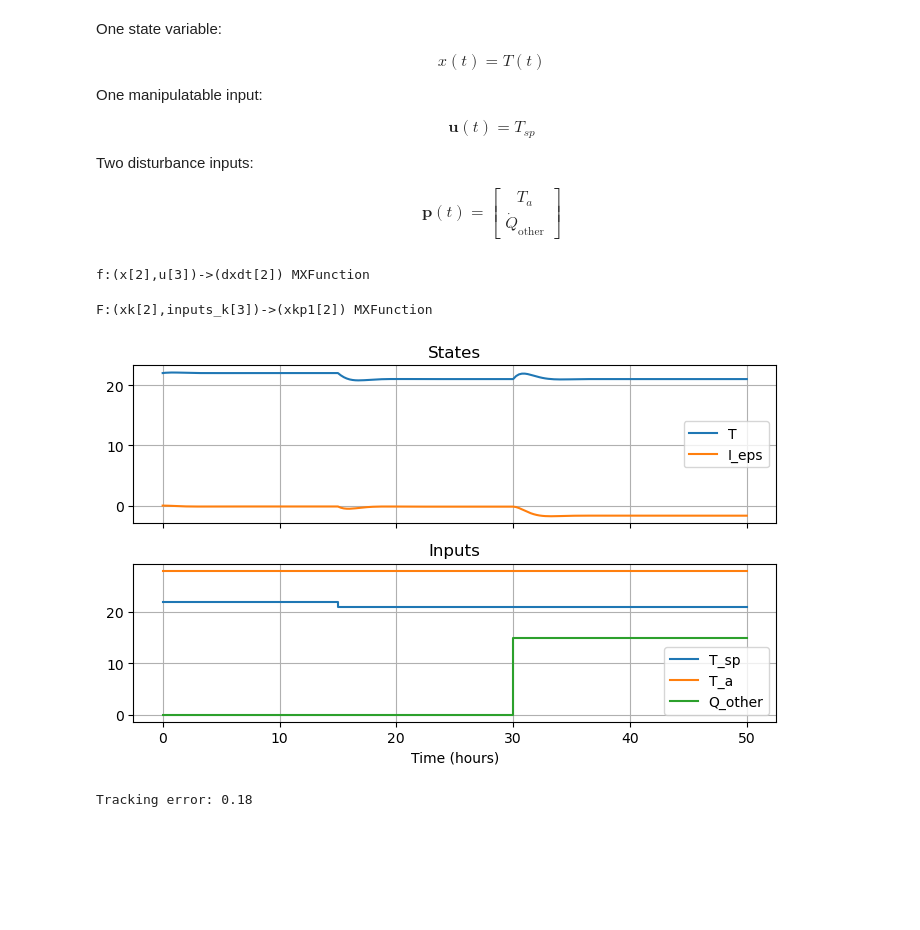
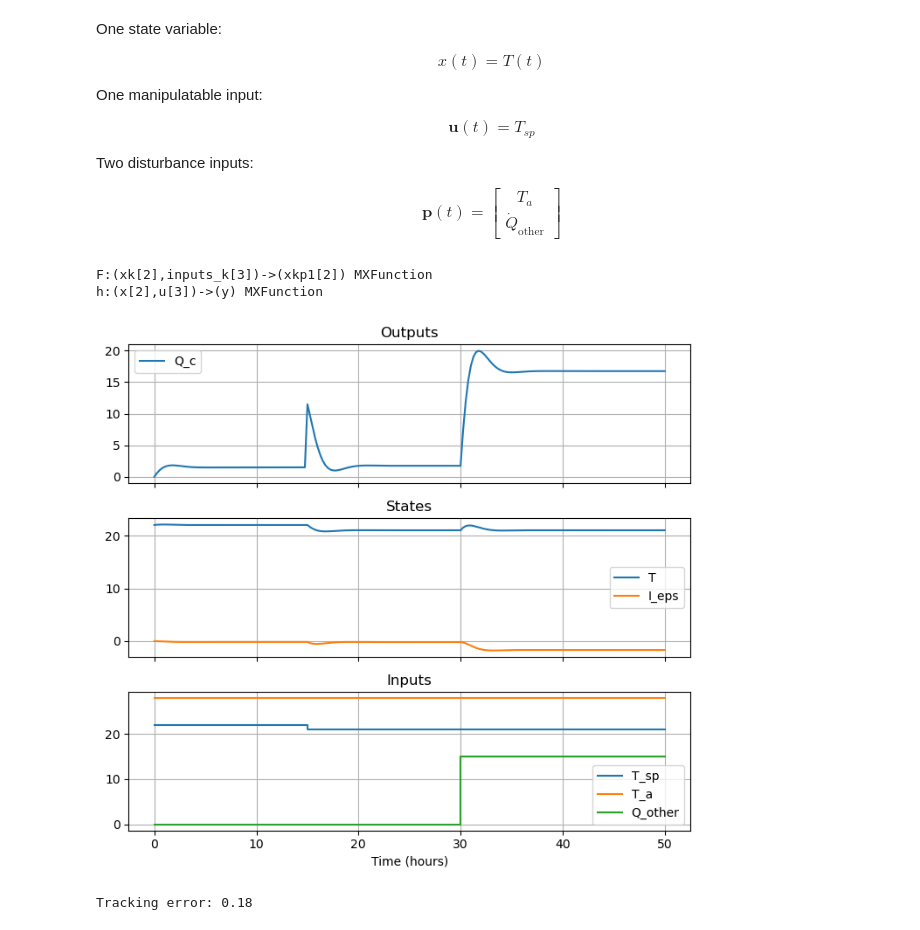
Before and after one commit to billtubbs/building-hvac-models, a Jupyter notebook: Building-models.ipynb, the cells around one changed output. Cells and saved outputs as stored; diff of their text form; code cells hidden in the pictures; blank space fills up the shorter version.

Commit message:
Added output to PI simulation

```diff
--- a/Building-models.ipynb
+++ b/Building-models.ipynb
@@ -342,8 +356,8 @@ Two disturbance inputs:
 $$\mathbf{p}(t) = \begin{bmatrix} T_a \\ \dot{Q}_\text{other} \end{bmatrix}$$
 # %%
 # Constants
-C = 6.0  # thermal capacitance, kWh/K
-H = 6/24   # scaled heat transfer coefficient with ambient, kW/K
+C = 6.0  # thermal capacitance, kWh/°C
+H = 6/24   # scaled heat transfer coefficient with ambient, kW/°C
 K_c = -10  # controller gain parameter
 tau_I = 1   # PI controller integral parameter
 Q_ss = 0    # steady-state rate of cooling
@@ -371,16 +385,18 @@ eps = T_sp - T  # tracking error
 dI_eps_dt = eps
 Q_c = Q_ss + K_c * (eps + I_eps / tau_I)  # control action
 dTdt = (-H * (T - T_a) - Q_c + Q_other) / C  # rate-of-change of zone temperature
-
 rhs = cas.vertcat(dTdt, dI_eps_dt)
 f = cas.Function('f', [x, inputs], [rhs], ['x', 'u'], ['dxdt'])
-print(f)
+
+# Discrete-time system model
+dt = 0.25  # timestep size, hours
+F = convert_continuous_model_to_discrete(f, x, inputs, dt)
+
+# Output function
+H = cas.Function('h', [x, inputs], [Q_c], ['x', 'u'], ['y'])
+
+print(F)
+print(H)
 # %% [output]
-f:(x[2],u[3])->(dxdt[2]) MXFunction
+F:(xk[2],inputs_k[3])->(xkp1[2]) MXFunction
+h:(x[2],u[3])->(y) MXFunction
-# %%
-# Discrete-time system model
-dt = 0.25  # timestep size, hours
-F = convert_continuous_model_to_discrete(f, x, inputs, dt)
-print(F)
-# %% [output]
-F:(xk[2],inputs_k[3])->(xkp1[2]) MXFunction
@@ -387,35 +416,38 @@ F:(xk[2],inputs_k[3])->(xkp1[2]) MXFunction
 # %%
 # Simulation inputs
 N = 200
 t = dt * np.arange(N + 1)
 inputs = np.zeros((N + 1, n_u + n_p))
 inputs[:, 0] = 22.0   # T_sp
 inputs[t >= 15, 0] = 21.0   # T_sp
 inputs[:, 1] = 28.0  # T_a
 inputs[t >= 30, 2] = 15.0   # Q_other
 
 # Initial condition
 x0 = cas.vertcat(
     22.0,  # zone temperature
     0.0  # integral of tracking error
 )
 
 # Simulation loop
-X = simulate_system(F, inputs, x0)
+X, Y = simulate_system_with_outputs(F, H, inputs, x0)
 X = np.array(X)
+Y = np.array(Y)
 
 # Plot results
 make_ioplots(
     t,
     inputs=inputs,
     states=X,
+    outputs=Y,
     states_labels=['T', 'I_eps'],
-    inputs_labels=['T_sp', 'T_a', 'Q_other']
+    inputs_labels=['T_sp', 'T_a', 'Q_other'],
+    outputs_labels=['Q_c']
 )
 plt.tight_layout()
 plt.show()
 # %% [output]
-[figure, old version]
+[figure, new version]
 # %%
 rmse_tracking = np.sqrt(np.mean((X[:, 0] - inputs[:, 0]) ** 2))
 print(f"Tracking error: {rmse_tracking:.2f}")
```
Also changed, not shown: parts of 13 cells of this notebook.
